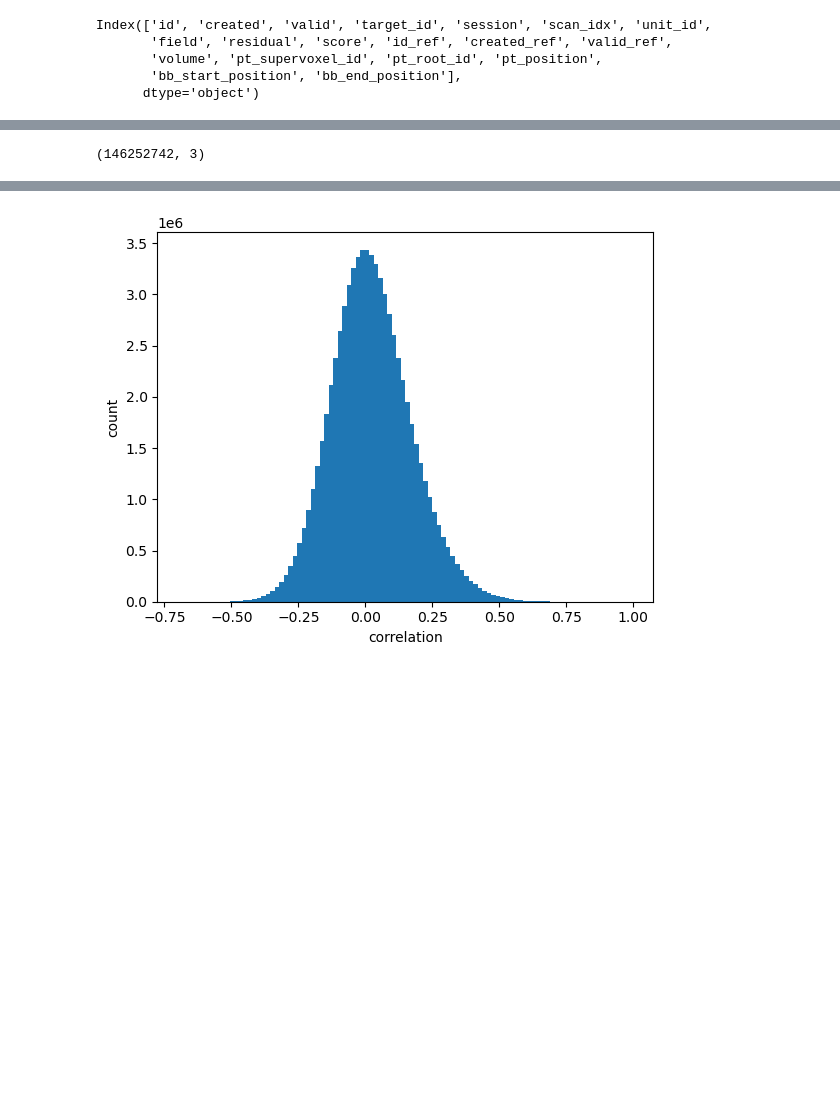
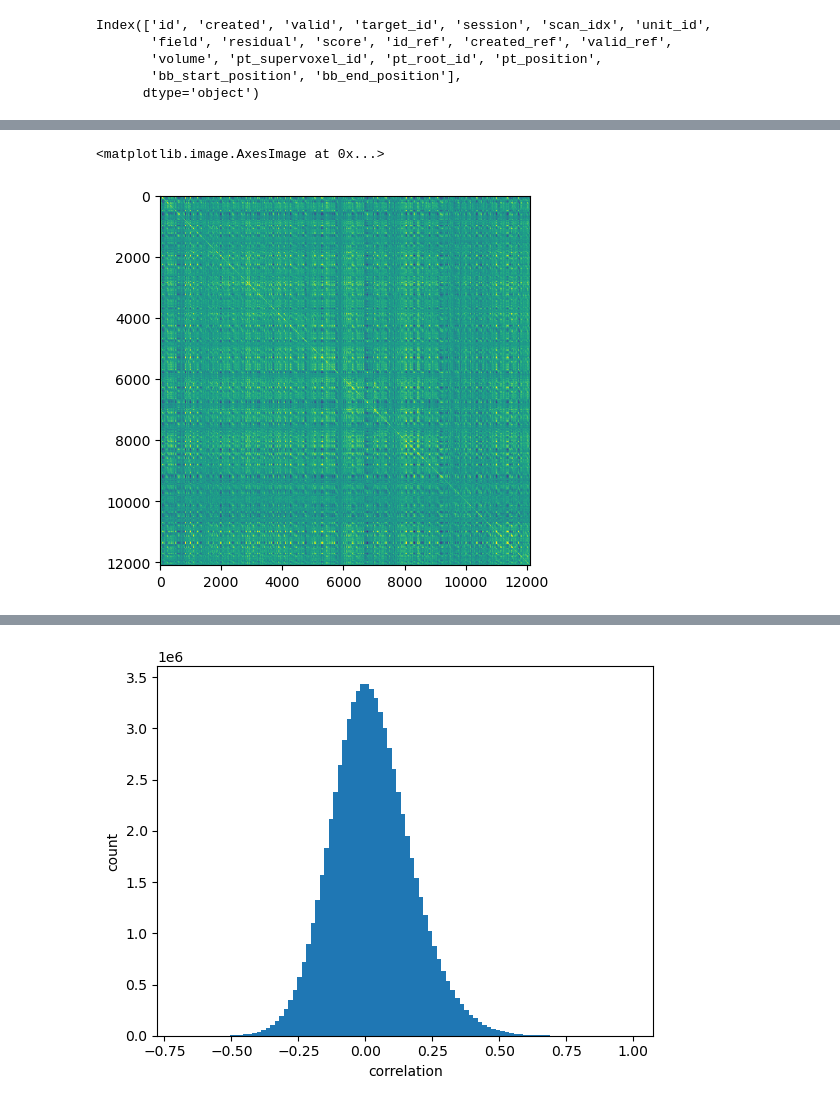
Before and after one commit to AllenInstitute/SWDB_CellTypeFunction, a Jupyter notebook: workshop2/InSilicoStimulus.ipynb, the cells around one changed output, grey strips where cells are left out. Cells and saved outputs as stored; diff of their text form; code cells hidden in the pictures; blank space fills up the shorter version.

Commit message:
Edited Dockerfile, InSilicoStimulus.ipynb; added environment.yml

```diff
--- a/workshop2/InSilicoStimulus.ipynb
+++ b/workshop2/InSilicoStimulus.ipynb
@@ -11,12 +14,12 @@ if 'amzn' in plat:
 else:
     data_dir = '/data/microns_in_silico/'
 
-data_dir = '/Users/forrestc/Downloads/microns_in_silico/'
+#data_dir = '/Users/forrestc/Downloads/microns_in_silico/'
 # %%
 
 resp=np.load(os.path.join(data_dir, 'nat_resp.npy'))
 # %%
-client= caveclient.CAVEclient('minnie65_public')
+client= caveclient.CAVEclient('minnie65_public', auth_token=os.environ['API_SECRET'])
 # %%
 client.materialize.get_tables()
 # %% [output]
@@ -38,7 +41,7 @@ client.materialize.get_tables()
 # %%
 coreg_df = client.materialize.query_table('coregistration_manual_v3')
 # %%
-units_df = pd.read_csv(os.path.join(data_dir, 'nat_unit.csv'))
+units_df = pd.read_csv('nat_unit.csv')
 # %%
 units_df.shape, coreg_df.shape
 # %% [output]
@@ -82,13 +68,16 @@ Intel MKL WARNING: Support of Intel(R) Streaming SIMD Extensions 4.2 (Intel(R) S
+# %%
+plt.imshow(corr, vmin=-.2, vmax=.2)
+# %% [output]
+<matplotlib.image.AxesImage at 0x...>
+[figure, added]
 # %%
 # repackage the corr matrix into a long format
 # with the columns: unit_id, unit_id2, correlation
 corr_df=pd.DataFrame(corr)
-corr_df.index.name='pt_root_id'
+corr_df.index.name='index'
 corr_df.reset_index(inplace=True)
-corr_df=pd.melt(corr_df, id_vars='pt_root_id', var_name='pt_root_id2', value_name='corr')
+corr_df=pd.melt(corr_df, id_vars='index', var_name='index2', value_name='corr')
 corr_df=corr_df[corr_df.pt_root_id != corr_df.pt_root_id2]
 corr_df.shape
-# %% [output]
-(146252742, 3)
 # %%
 corr_df
```
Also changed, not shown: parts of 14 cells of this notebook, 2 other files.
